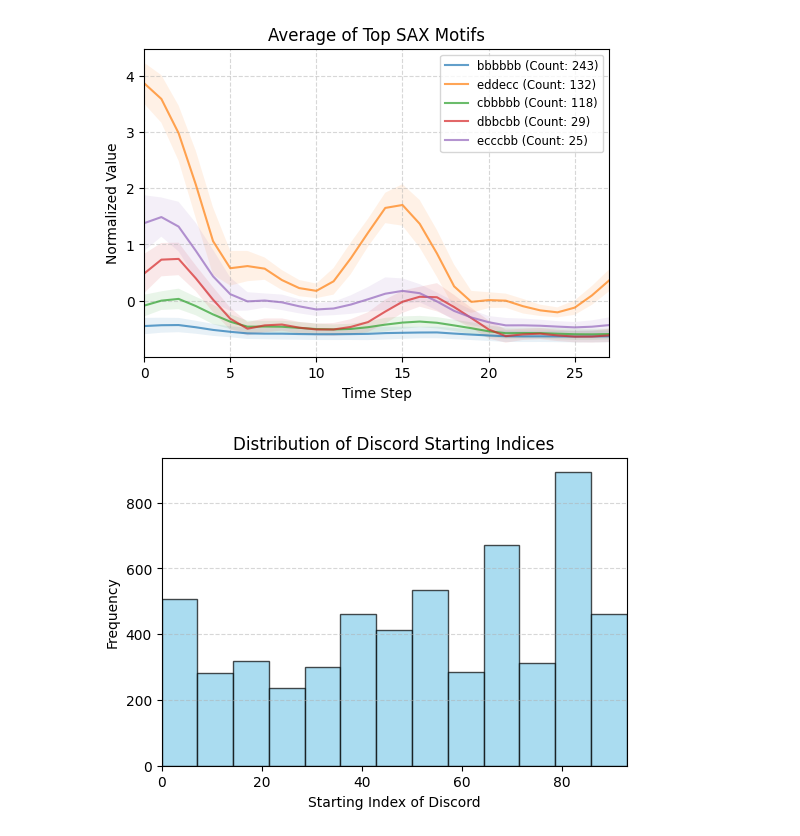
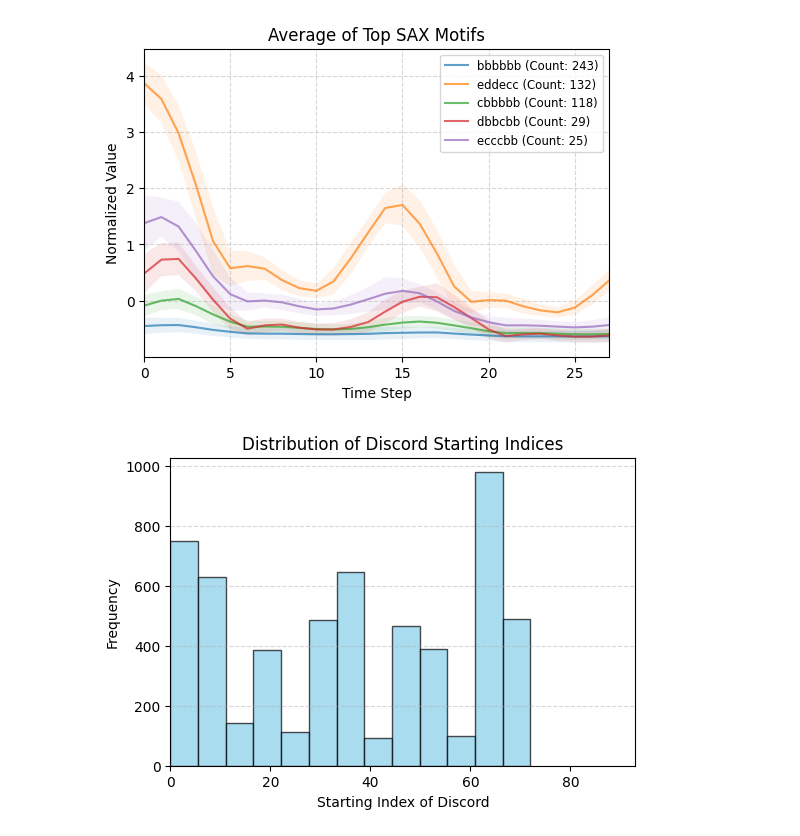
Before and after one commit to ChefBB/dm2_project, a Jupyter notebook: TS/motifs_discords.ipynb, the cells around one changed output. Drawn from its saved outputs; the diff is of its cells as text; code cells hidden in the pictures.

```diff
--- a/TS/motifs_discords.ipynb
+++ b/TS/motifs_discords.ipynb
@@ -562,32 +581,32 @@ plt.show()
 # %%
 # Compute the indices of the top 3 discords for all time series
 indices = []
 
 for ts in multi_series:
-    profile_matr = st.stump(ts, 7)[:, 0]
+    profile_matr = st.stump(ts, 28)[:, 0]
     indices = indices + [np.argsort(profile_matr)[-5:].tolist()]
 
 n_last2 = 0
 # % of discords in the last 14 time slots
 for idcs in indices:
     for idx in idcs:
         if idx >= 99 - 28:
             n_last2 += 1
 
 # Plot the distribution of discord starting indices
 import matplotlib.pyplot as plt
 
 plt.figure(figsize=(6, 4))
 all_indices = [idx for sublist in indices for idx in sublist]
 plt.hist(all_indices, bins=13, color='skyblue', edgecolor='black', alpha=0.7)
 plt.title('Distribution of Discord Starting Indices')
 plt.xlabel('Starting Index of Discord')
 plt.ylabel('Frequency')
 plt.grid(axis='y', alpha=0.5, linestyle='--')
 plt.xlim(0, 99 - 6)
 plt.show()
 # %% [output]
-[figure, old version]
+[figure, new version]
 # %%
 # Compute the indices of the top 3 motifs for all time series
 motifs_indices = []
```
Also changed, not shown: parts of 6 cells of this notebook, 11 other files.
